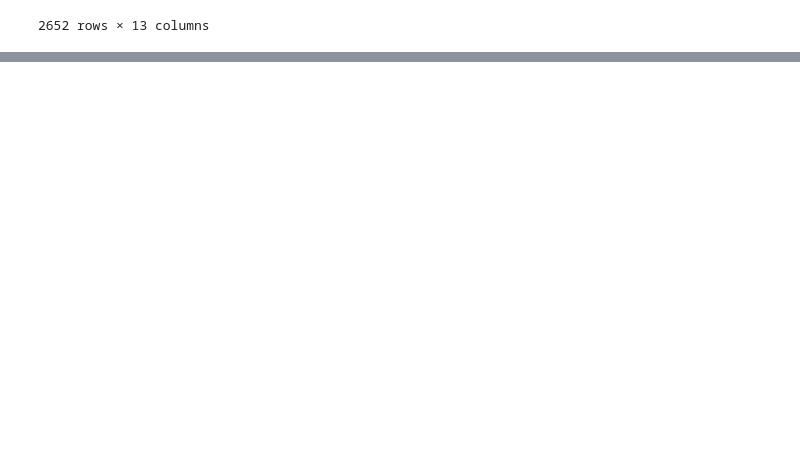
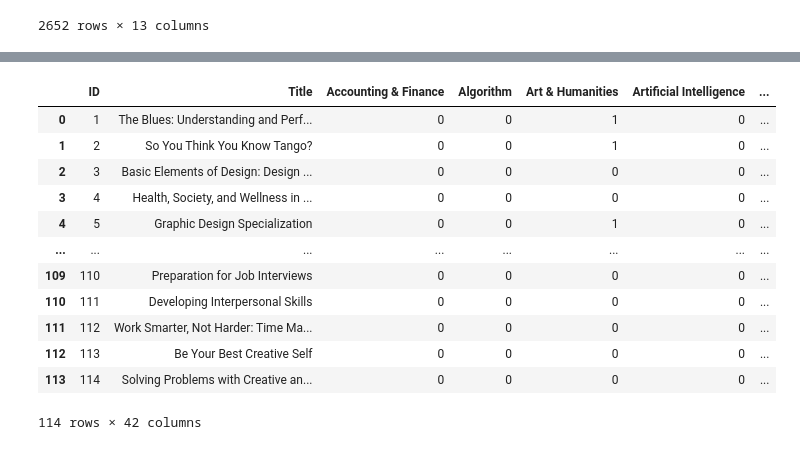
Before and after one commit to duyenle1312/lms, a Jupyter notebook: data_cleaning.ipynb, the cells around one changed output, grey strips where cells are left out. Drawn from its saved outputs; the diff is of its cells as text; code cells hidden in the pictures; blank space fills up the shorter version.

```diff
--- a/data_cleaning.ipynb
+++ b/data_cleaning.ipynb
@@ -58,0 +187,42 @@ clean_courses.to_csv("course_data.csv", sep='\t', encoding='utf-8', index=False,
+# %%
+# initialize list of lists
+columns = ["ID", "Title"] + keywords_set
+
+result = {}
+# Create the pandas DataFrame
+for col in columns:
+    result[col] = []
+
+id = 1
+for index, item in new_data.iterrows():
+    keyword_items = item["Keywords"].split(",")
+
+    for i in keywords_set:
+
+        if i in keyword_items:
+            result[i].append(1)
+        else:
+            result[i].append(0)
+
+    result["ID"].append(id)
+    id += 1
+    result["Title"].append(item["Course Title"])
+
+#print(result)
+df = pd.DataFrame(result, columns=columns)
+
+df
+# %% [output]
+|  | ID | Title | Accounting & Finance | Algorithm | Art & Humanities | Artificial Intelligence | ... |
+| 0 | 1 | The Blues: Understanding and Perf... | 0 | 0 | 1 | 0 | ... |
+| 1 | 2 | So You Think You Know Tango? | 0 | 0 | 1 | 0 | ... |
+| 2 | 3 | Basic Elements of Design: Design ... | 0 | 0 | 0 | 0 | ... |
+| 3 | 4 | Health, Society, and Wellness in ... | 0 | 0 | 0 | 0 | ... |
+| 4 | 5 | Graphic Design Specialization | 0 | 0 | 1 | 0 | ... |
+| ... | ... | ... | ... | ... | ... | ... | ... |
+| 109 | 110 | Preparation for Job Interviews | 0 | 0 | 0 | 0 | ... |
+| 110 | 111 | Developing Interpersonal Skills | 0 | 0 | 0 | 0 | ... |
+| 111 | 112 | Work Smarter, Not Harder: Time Ma... | 0 | 0 | 0 | 0 | ... |
+| 112 | 113 | Be Your Best Creative Self | 0 | 0 | 0 | 0 | ... |
+| 113 | 114 | Solving Problems with Creative an... | 0 | 0 | 0 | 0 | ... |
+114 rows × 42 columns
```
Also changed, not shown: parts of 19 cells of this notebook, 20 other files.
